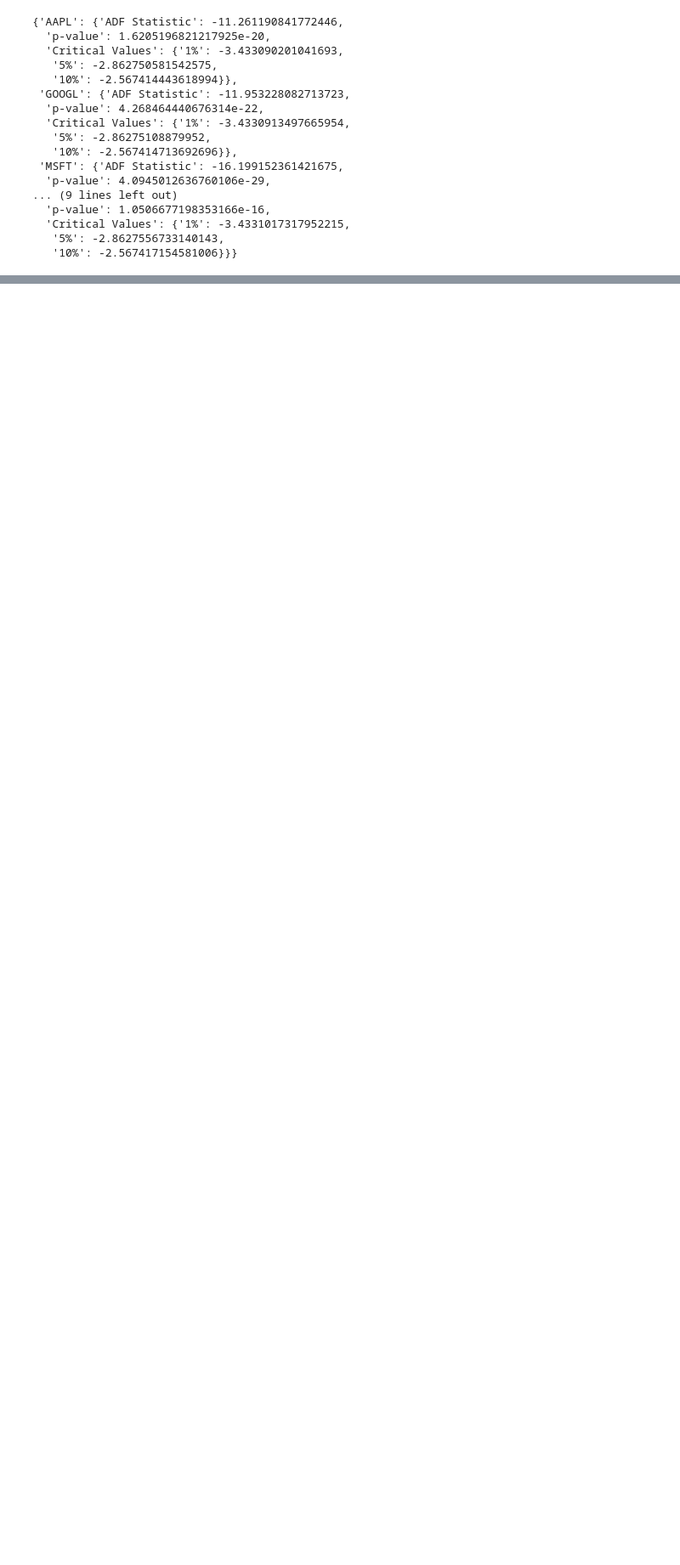
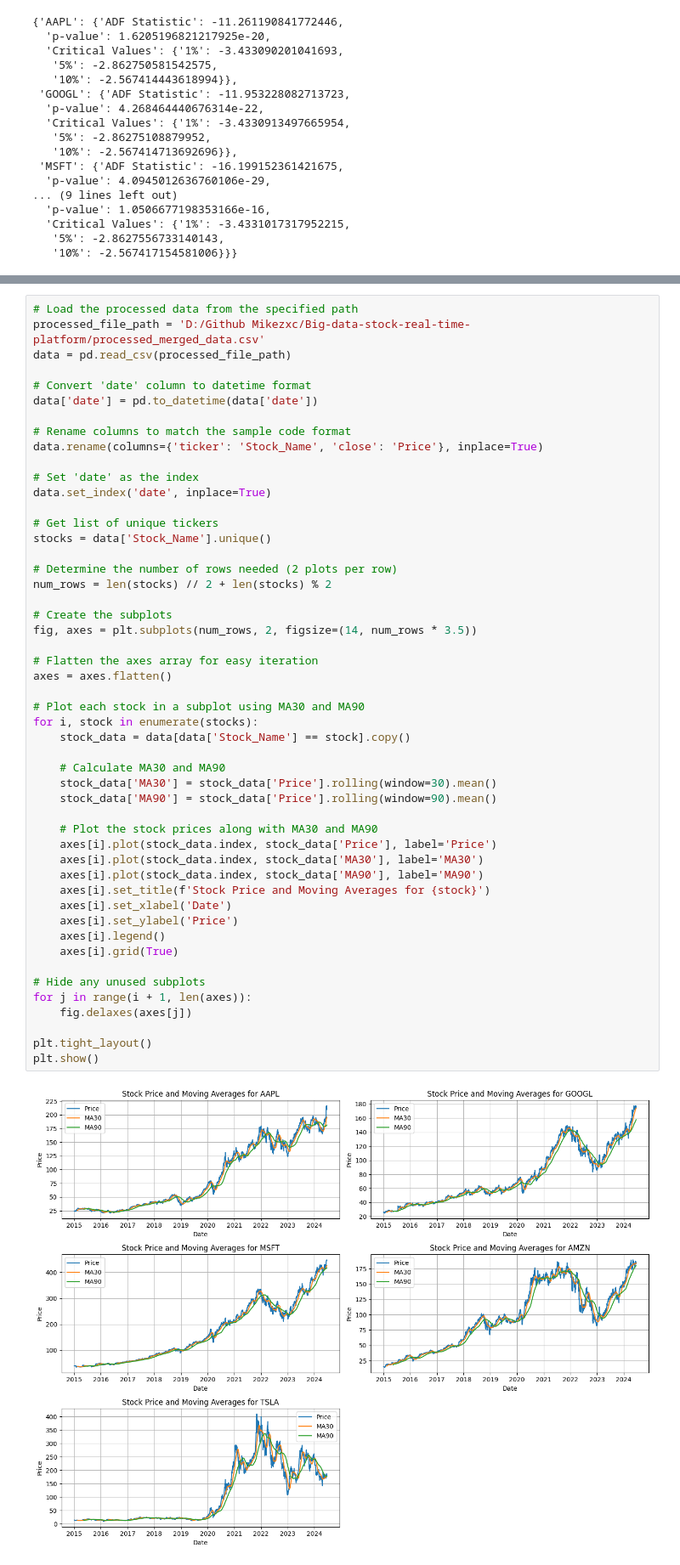
Before and after one commit to mikezxc136/Big-data-stock-real-time-platform, a Jupyter notebook: analysis.ipynb, the cells around one changed output, grey strips where cells are left out. Shown at 85% size. Saved outputs shown, nothing was run; the diff lists cells and outputs as text; blank space fills up the shorter version.

```diff
--- a/analysis.ipynb
+++ b/analysis.ipynb
@@ -275,0 +305,52 @@ stationarity_results_diff
+# %%
+# Load the processed data from the specified path
+processed_file_path = 'D:/Github Mikezxc/Big-data-stock-real-time-platform/processed_merged_data.csv'
+data = pd.read_csv(processed_file_path)
+
+# Convert 'date' column to datetime format
+data['date'] = pd.to_datetime(data['date'])
+
+# Rename columns to match the sample code format
+data.rename(columns={'ticker': 'Stock_Name', 'close': 'Price'}, inplace=True)
+
+# Set 'date' as the index
+data.set_index('date', inplace=True)
+
+# Get list of unique tickers
+stocks = data['Stock_Name'].unique()
+
+# Determine the number of rows needed (2 plots per row)
+num_rows = len(stocks) // 2 + len(stocks) % 2
+
+# Create the subplots
+fig, axes = plt.subplots(num_rows, 2, figsize=(14, num_rows * 3.5))
+
+# Flatten the axes array for easy iteration
+axes = axes.flatten()
+
+# Plot each stock in a subplot using MA30 and MA90
+for i, stock in enumerate(stocks):
+    stock_data = data[data['Stock_Name'] == stock].copy()
+
+    # Calculate MA30 and MA90
+    stock_data['MA30'] = stock_data['Price'].rolling(window=30).mean()
+    stock_data['MA90'] = stock_data['Price'].rolling(window=90).mean()
+
+    # Plot the stock prices along with MA30 and MA90
+    axes[i].plot(stock_data.index, stock_data['Price'], label='Price')
+    axes[i].plot(stock_data.index, stock_data['MA30'], label='MA30')
+    axes[i].plot(stock_data.index, stock_data['MA90'], label='MA90')
+    axes[i].set_title(f'Stock Price and Moving Averages for {stock}')
+    axes[i].set_xlabel('Date')
+    axes[i].set_ylabel('Price')
+    axes[i].legend()
+    axes[i].grid(True)
+
+# Hide any unused subplots
+for j in range(i + 1, len(axes)):
+    fig.delaxes(axes[j])
+
+plt.tight_layout()
+plt.show()
+# %% [output]
+[figure, added]
```
Also changed, not shown: parts of 5 cells of this notebook, 7 other files.
